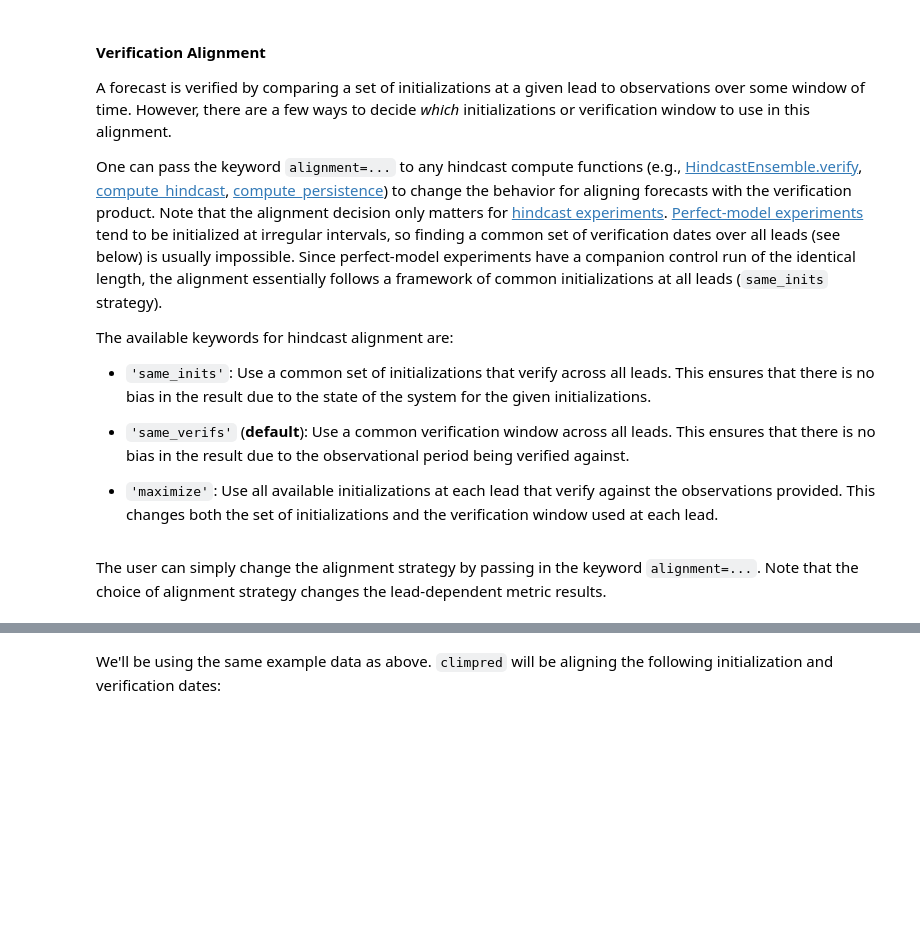
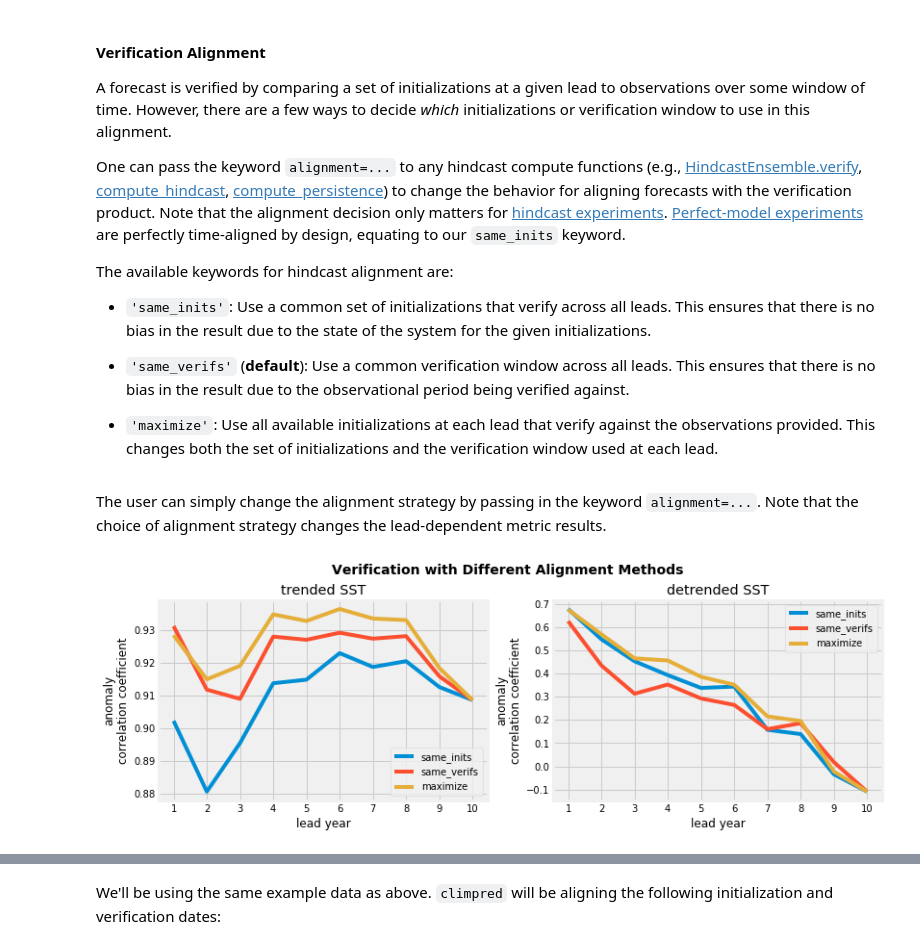
Before and after one commit to pangeo-data/climpred, a Jupyter notebook: docs/source/alignment.ipynb, the cells around one changed output, grey strips where cells are left out. Drawn from its saved outputs; the diff is of its cells as text; code cells hidden in the pictures; blank space fills up the shorter version.

```diff
--- a/docs/source/alignment.ipynb
+++ b/docs/source/alignment.ipynb
@@ -7,7 +7,7 @@ initializations or verification window to use in this alignment.
 
 
 One can pass the keyword ``alignment=...`` to any hindcast compute functions (e.g., [HindcastEnsemble.verify](api/climpred.classes.HindcastEnsemble.verify.html#climpred.classes.HindcastEnsemble.verify), [compute_hindcast](api/climpred.prediction.compute_hindcast.html#climpred.prediction.compute_hindcast), [compute_persistence](api/climpred.prediction.compute_persistence.html#climpred.prediction.compute_persistence)) to change the behavior for
-aligning forecasts with the verification product. Note that the alignment decision only matters for [hindcast experiments](terminology.html#simulation-design). [Perfect-model experiments](terminology.html#simulation-design) tend to be initialized at irregular intervals, so finding a common set of verification dates over all leads (see below) is usually impossible. Since perfect-model experiments have a companion control run of the identical length, the alignment essentially follows a framework of common initializations at all leads (`same_inits` strategy).
+aligning forecasts with the verification product. Note that the alignment decision only matters for [hindcast experiments](terminology.html#simulation-design). [Perfect-model experiments](terminology.html#simulation-design) are perfectly time-aligned by design, equating to our `same_inits` keyword.
 
 The available keywords for hindcast alignment are:
 
@@ -50,11 +50,13 @@ def create_hindcast_object():
     verif = verif - verif.sel(time=slice(1964, 2014)).mean('time')
 
     # Remove linear trend.
-    hind = et.stats.rm_trend(hind, 'init')
-    verif = et.stats.rm_trend(verif, 'time')
+    hind_dt = et.stats.rm_trend(hind, 'init')
+    verif_dt = et.stats.rm_trend(verif, 'time')
 
     # Create `HindcastEnsemble` object from `climpred`.
     hindcast = HindcastEnsemble(hind)
     hindcast = hindcast.add_observations(verif, 'ERSST')
-    return hindcast
+    hindcast_dt = HindcastEnsemble(hind_dt)
+    hindcast_dt = hindcast_dt.add_observations(verif_dt, 'ERSST')
+    return hindcast, hindcast_dt
 # %%
@@ -62,2 +64,27 @@ hindcast = create_hindcast_object()
 # %% [markdown]
 The user can simply change the alignment strategy by passing in the keyword `alignment=...`. Note that the choice of alignment strategy changes the lead-dependent metric results.
+# %%
+f, axs = plt.subplots(ncols=2, figsize=(12,4), sharex=True)
+for alignment in ['same_inits', 'same_verifs', 'maximize']:
+    hindcast.verify(metric='acc', alignment=alignment)['SST'] \
+            .plot(label=alignment, ax=axs[0])
+    hindcast_dt.verify(metric='acc', alignment=alignment)['SST'] \
+               .plot(label=alignment, ax=axs[1])
+
+axs[0].legend()
+axs[1].legend()
+axs[0].set(ylabel='anomaly\ncorrelation coefficient',
+       xlabel='lead year',
+       xticks=np.arange(1, 11),
+       title='trended SST')
+axs[1].set(ylabel='anomaly\ncorrelation coefficient',
+           xlabel='lead year',
+           title='detrended SST')
+
+f.suptitle('Verification with Different Alignment Methods',
+           fontsize=14, weight='bold')
+plt.subplots_adjust(top=0.85)
+
+plt.show()
+# %% [output]
+[figure, added]
```
Also changed, not shown: parts of 19 cells of this notebook.
